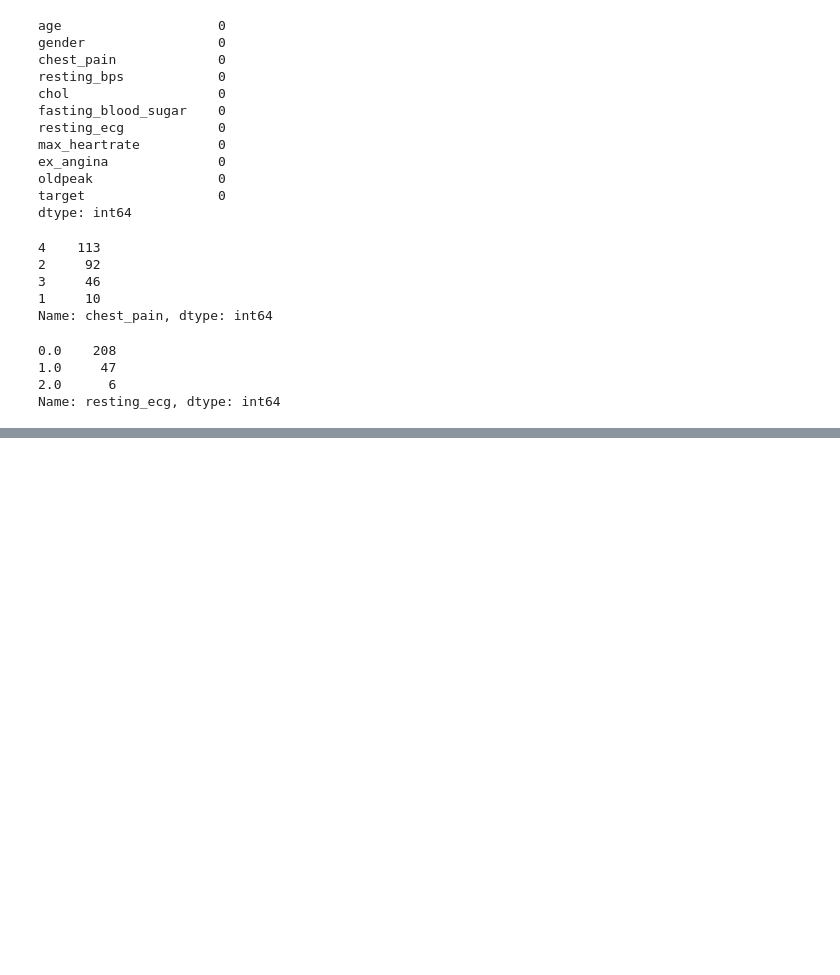
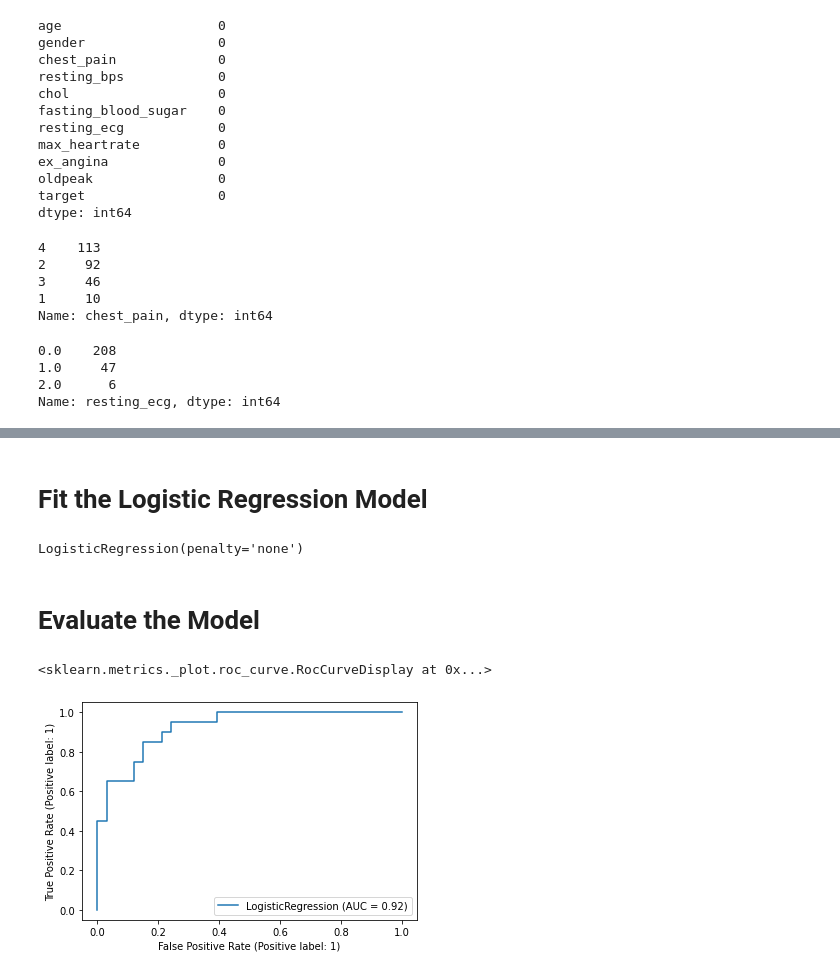
Before and after one commit to sarakubik/Misc_Python, a Jupyter notebook: logistic regression.ipynb, the cells around one changed output, grey strips where cells are left out. Cells and saved outputs as stored; diff of their text form; code cells hidden in the pictures; blank space fills up the shorter version.

Commit message:
Add files via upload
Cleaned up my Jupyter notebooks for predictive models

```diff
--- a/logistic regression.ipynb
+++ b/logistic regression.ipynb
@@ -126,0 +144,11 @@ df
+# %%
+random_seed = 888
+df_train, df_test = train_test_split(df, test_size=0.2, random_state=random_seed, stratify=df['target'])
+
+
+print(df_train.shape)
+print(df_test.shape)
+print()
+print(df_train['target'].value_counts(normalize=True))
+print()
+print(df_test['target'].value_counts(normalize=True))
@@ -126,0 +169,30 @@ df
+# %%
+scaler = StandardScaler()
+scaler.fit(df_train[numeric_cols])
+
+def get_features_and_target_arrays(df, numeric_cols, categorical_cols, scaler):
+    X_numeric_scaled = scaler.transform(df[numeric_cols])
+    X_categorical = df[categorical_cols].to_numpy()
+    X = np.hstack((X_categorical, X_numeric_scaled))
+    y = df['target']
+    return X, y
+
+X, y = get_features_and_target_arrays(df_train, numeric_cols, categorical_cols, scaler)
+# %% [markdown]
+# Fit the Logistic Regression Model
+# %%
+clf = LogisticRegression(penalty='none') # logistic regression with no penalty term in the cost function.
+
+clf.fit(X, y)
+# %% [output]
+LogisticRegression(penalty='none')
+# %% [markdown]
+# Evaluate the Model
+# %%
+X_test, y_test = get_features_and_target_arrays(df_test, numeric_cols, categorical_cols, scaler)
+# %%
+#plot a roc curve
+plot_roc_curve(clf, X_test, y_test)
+# %% [output]
+<sklearn.metrics._plot.roc_curve.RocCurveDisplay at 0x...>
+[figure, added]
```
Also changed, not shown: parts of 30 cells of this notebook, 5 other files.
